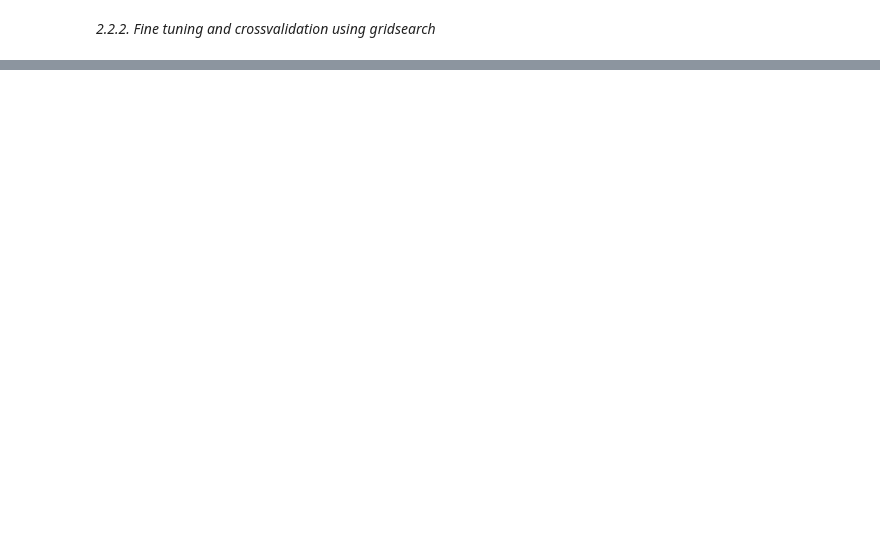
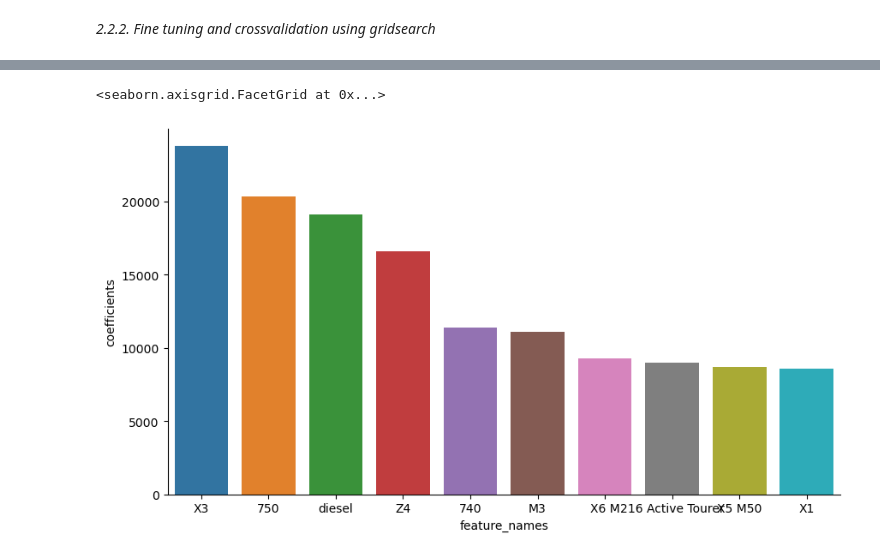
Before and after one commit to Mauvois/checkpoint_1, a Jupyter notebook: checkpoint1_MAUVOIS.ipynb, the cells around one changed output, grey strips where cells are left out. Saved outputs shown, nothing was run; the diff lists cells and outputs as text; code cells hidden in the pictures; blank space fills up the shorter version.

```diff
--- a/checkpoint1_MAUVOIS.ipynb
+++ b/checkpoint1_MAUVOIS.ipynb
@@ -407,0 +426,4 @@ Root Mean Square Error: 5959
+# %%
+regressor1 = LinearRegression()
+regressor1.fit(X_train, y_train)
+feature_importances1 = regressor1.coef_
@@ -407,0 +450,5 @@ Root Mean Square Error: 5959
+# %%
+feature_importance1 = pd.DataFrame({
+    "feature_names": all_column_names,
+    "coefficients":feature_importances1.flatten()
+})
@@ -407,0 +471,11 @@ Root Mean Square Error: 5959
+# %%
+feature_importance1["coefficients"] = feature_importance1["coefficients"].abs()
+
+sns.catplot(x="feature_names",
+            y="coefficients",
+            data=feature_importance1.sort_values(by="coefficients", ascending=False).head(10),
+            kind="bar",
+            aspect=16/9)
+# %% [output]
+<seaborn.axisgrid.FacetGrid at 0x...>
+[figure, added]
```
Also changed, not shown: parts of 18 cells of this notebook.
